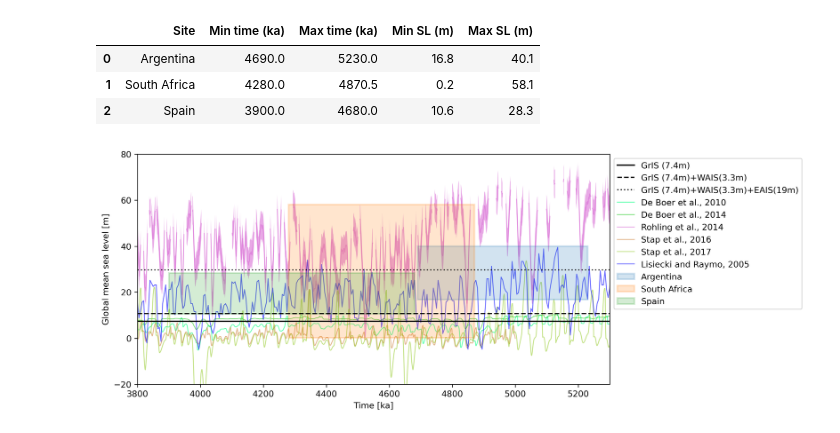
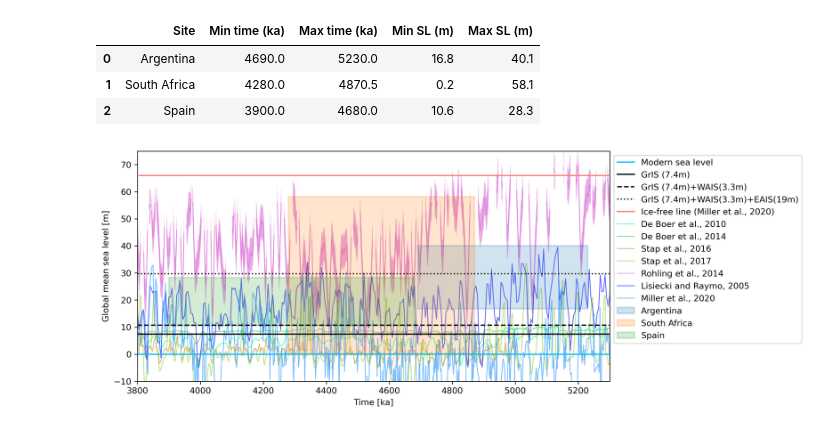
Before and after one commit to Alerovere/Paleo-SL-utilities, a Jupyter notebook: Sea level curves/Sea level curves comparison.ipynb, the cells around one changed output. Cells and saved outputs as stored; diff of their text form; code cells hidden in the pictures.

```diff
--- a/Sea level curves/Sea level curves comparison.ipynb
+++ b/Sea level curves/Sea level curves comparison.ipynb
@@ -122,6 +123,11 @@ Grant2014.columns = ['Time (ka)','Prob max Sea Level (m)','95% top CI (m)','95%
 LR2014_2=pd.read_excel('LR04.xlsx')
 LR2014_2.columns = ['Sea Level (m)','Time (ka)']
 LR2014_2 = LR2014_2.apply(pd.to_numeric, errors='coerce')
+
+#Miller2020
+Miller2020 = pd.read_csv('Cenozoic_sea_level_reconstruction.tab-2.csv', sep='\t',skiprows=40)
+Miller2020=Miller2020[['Age [ka BP] (GTS2012)','Sea lev rel [m] (relative to present day, Calc...)']]
+Miller2020.columns = ['Time (ka)','Sea Level (m)']
 # %% [markdown]
 ## Observations
 Sea-level observations can be inserted below. Each observation will require a label, min-max time (ka) and min-max sea level (m), inserted in this order.
@@ -141,8 +147,8 @@ Obs
 | 2 | Spain | 3900.0 | 4680.0 | 10.6 | 28.3 |
 # %%
 #Set max and min time and SL for graph
-minSL=-20
-maxSL=80
+minSL=-10
+maxSL=75
 
 minTime=3800
 maxTime=5300
@@ -152,9 +158,11 @@ figure=plt.figure(num=None, figsize=(10, 5), dpi=300, facecolor='w', edgecolor='
 ax = figure.gca()
 
 #Plot reference lines - comment to unshow
+plt.axhline(y=0, color='deepskyblue', linestyle='-',zorder=200,label='Modern sea level')
 plt.axhline(y=7.4, color='k', linestyle='-',zorder=200,label='GrIS (7.4m)')
-plt.axhline(y=10.7, color='k', linestyle='dashed',zorder=200,label='GrIS (7.4m)+WAIS(3.3m)')
-plt.axhline(y=29.7, color='k', linestyle='dotted',zorder=200,label='GrIS (7.4m)+WAIS(3.3m)+EAIS(19m)')
+plt.axhline(y=7.4+3.3, color='k', linestyle='dashed',zorder=200,label='GrIS (7.4m)+WAIS(3.3m)')
+plt.axhline(y=7.4+3.3+19, color='k', linestyle='dotted',zorder=200,label='GrIS (7.4m)+WAIS(3.3m)+EAIS(19m)')
+plt.axhline(y=66, color='salmon', linestyle='-',zorder=200,label='Ice-free line (Miller et al., 2020)')
 
 
 colors = plt.rcParams['axes.prop_cycle'].by_key()['color']
@@ -176,39 +184,42 @@ if max(MillerNaish['Time (ka)'])>minTime:
 if max(deBoer2014['Time (ka)'])>minTime:
  plt.plot( 'Time (ka)', 'Sea Level (m)', data=deBoer2014, alpha=0.6,color='limegreen', linewidth=1,label='De Boer et al., 2014')
 
-if max(Rohling2014['Time (ka)'])>minTime:
- plt.plot( 'Time (ka)', 'Median Sea Level (m)', data=Rohling2014, alpha=0.6, color='orchid', linewidth=1,label='Rohling et al., 2014')
- plt.fill_between('Time (ka)', '95% top CI (m)','95% bottom CI (m)', data=Rohling2014, facecolor='orchid', alpha=0.6)
-
 if max(Stap2016['Time (ka)'])>minTime:
  plt.plot( 'Time (ka)', 'Sea Level (m)', data=Stap2016,alpha=0.6,color='peru', linewidth=1,label='Stap et al., 2016')
 
 if max(Stap2017['Time (ka)'])>minTime:
  plt.plot( 'Time (ka)', 'Sea Level (m)', data=Stap2017,alpha=0.6,color='yellowgreen', linewidth=1,label='Stap et al., 2017')
 
 if max(SR2009['Time (ka)'])>minTime:
  plt.plot( 'Time (ka)', 'Sea Level (m)', data=SR2009,alpha=0.6, color='chocolate', linewidth=1,label='Sosdian and Rosenthal, 2009')
 
 if max(Elderfield2012['Time (ka)'])>minTime:
  plt.plot( 'Time (ka)', 'Prob max Sea Level (m)', data=Elderfield2012,alpha=0.6,color='plum',linewidth=1,label='Elderfield et al., 2012')
  plt.fill_between('Time (ka)', '95% top CI (m)','95% bottom CI (m)', data=Wang2010, facecolor='plum', alpha=0.6)
 
 if max(Grant2014['Time (ka)'])>minTime:
  plt.plot( 'Time (ka)', 'Prob max Sea Level (m)', data=Grant2014,alpha=0.6, color='teal',linewidth=1,label='Grant et al., 2014')
  plt.fill_between('Time (ka)', '95% top CI (m)','95% bottom CI (m)', data=Grant2014, facecolor='teal', alpha=0.6)
 
+if max(Rohling2014['Time (ka)'])>minTime:
+ plt.plot( 'Time (ka)', 'Median Sea Level (m)', data=Rohling2014, alpha=0.6, color='orchid', linewidth=1,label='Rohling et al., 2014')
+ plt.fill_between('Time (ka)', '95% top CI (m)','95% bottom CI (m)', data=Rohling2014, facecolor='orchid', alpha=0.6)
+
 if max(LR2014_2['Time (ka)'])>minTime:
  plt.plot( 'Time (ka)', 'Sea Level (m)', data=LR2014_2,alpha=0.6,color='blue', linewidth=1,label='Lisiecki and Raymo, 2005')
+
+if max(Miller2020['Time (ka)'])>minTime:
+ plt.plot( 'Time (ka)', 'Sea Level (m)', data=Miller2020,alpha=0.6,color='dodgerblue', linewidth=1,label='Miller et al., 2020')
 
 
 plt.xlabel('Time [ka]')
 plt.ylabel('Global mean sea level [m]')
 
 plt.axis([minTime,maxTime,minSL,maxSL])
 legend=plt.legend(bbox_to_anchor=(1, 1), loc='upper left')
 plt.savefig('Sealevelcurves.svg',bbox_extra_artists=(legend,), bbox_inches='tight')
 # %% [output]
-[figure, old version]
+[figure, new version]
 # %% [markdown]
 ***
 ## License
```
Also changed, not shown: parts of 1 cell of this notebook, 4 other files.
